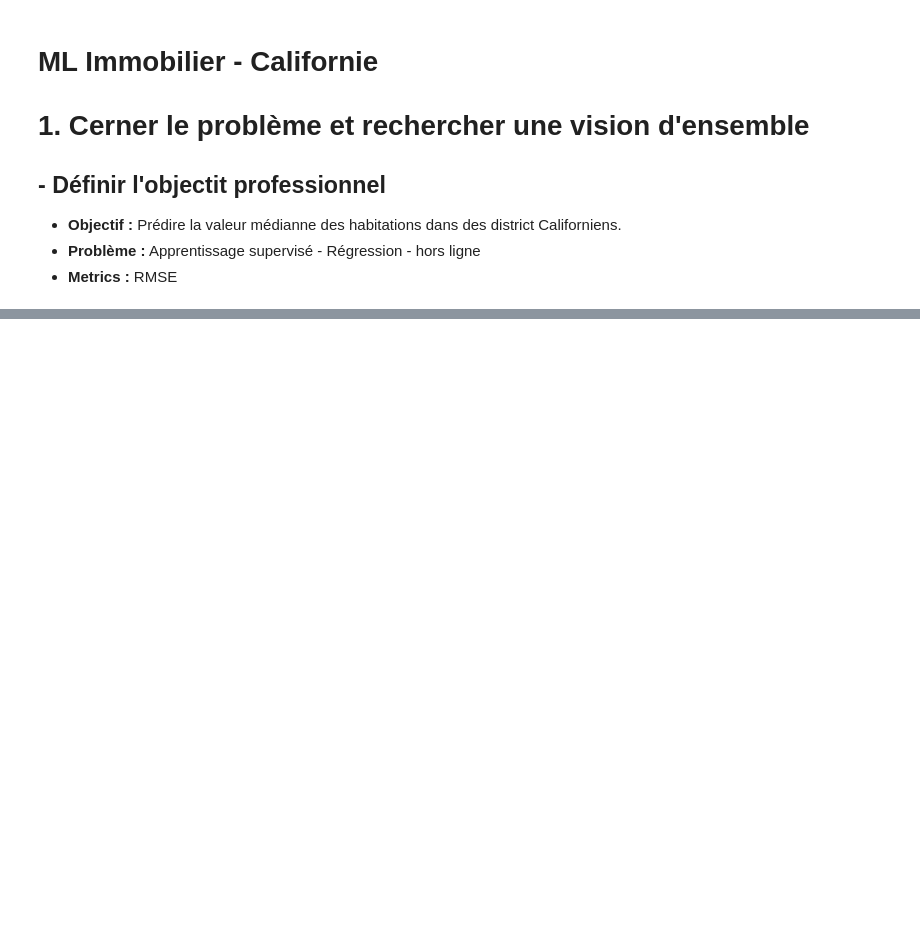
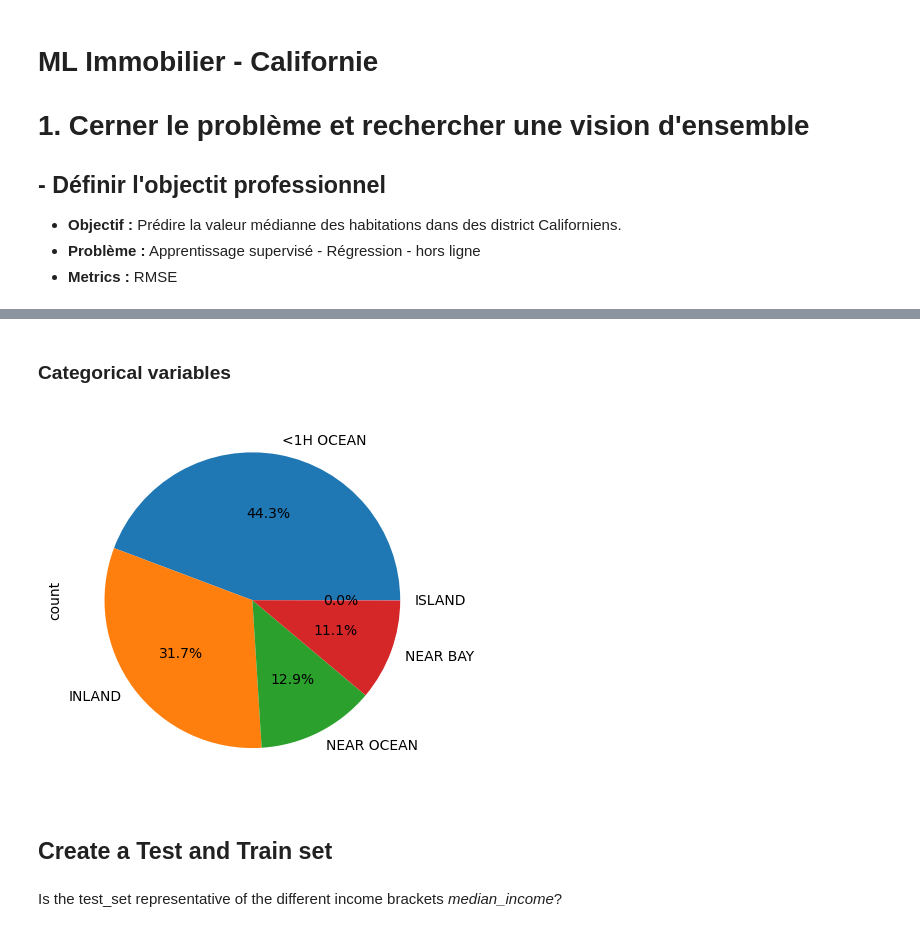
Before and after one commit to MouloudB-24/housing_californie, a Jupyter notebook: houlsing_Californie.ipynb, the cells around one changed output, grey strips where cells are left out. Saved outputs shown, nothing was run; the diff lists cells and outputs as text; code cells hidden in the pictures; blank space fills up the shorter version.

```diff
--- a/houlsing_Californie.ipynb
+++ b/houlsing_Californie.ipynb
@@ -27,0 +127,8 @@ def load_housing_data():
+# %% [markdown]
+### Categorical variables
+# %%
+df['ocean_proximity'].value_counts().plot.pie(autopct='%1.1f%%');
+# %% [output]
+[figure, added]
+# %% [markdown]
+## Create a Test and Train set
@@ -27,0 +139,2 @@ def load_housing_data():
+# %% [markdown]
+Is the test_set representative of the different income brackets *median_income*?
```
Also changed, not shown: parts of 33 cells of this notebook, 2 other files.
